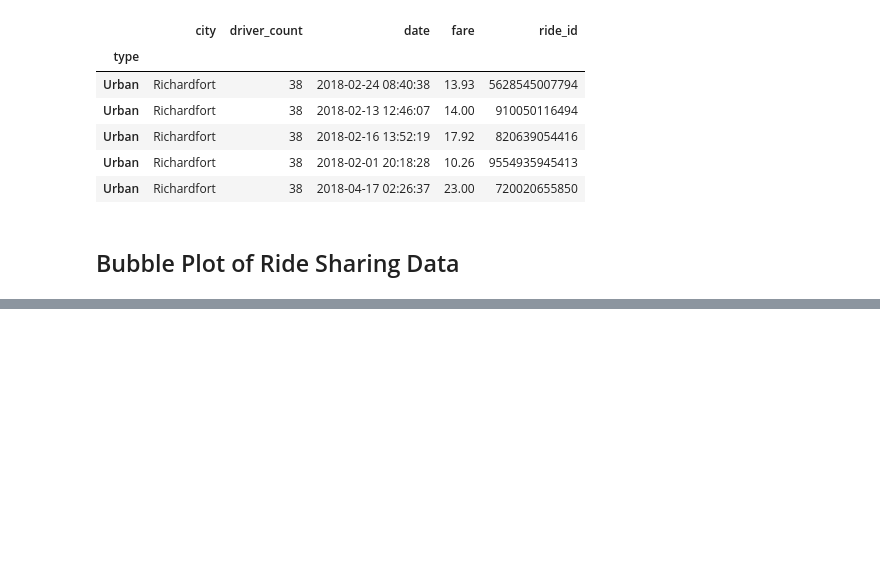
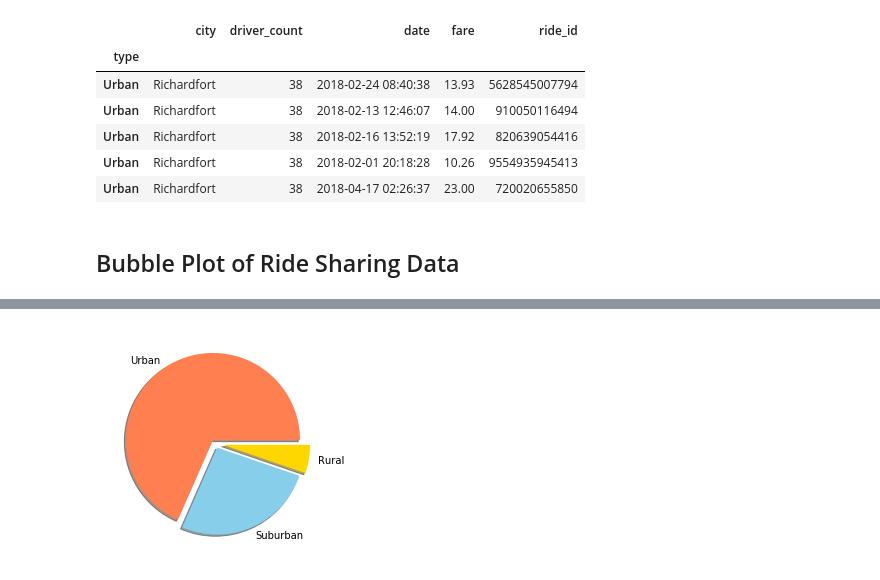
Before and after one commit to loaf96/ClassSubmissions, a Jupyter notebook: Homeworks/MatPlotlib/pyber_starter-Copy1.ipynb, the cells around one changed output, grey strips where cells are left out. Drawn from its saved outputs; the diff is of its cells as text; code cells hidden in the pictures; blank space fills up the shorter version.

```diff
--- a/Homeworks/MatPlotlib/pyber_starter-Copy1.ipynb
+++ b/Homeworks/MatPlotlib/pyber_starter-Copy1.ipynb
@@ -82,0 +98,13 @@ all_dat
+# %%
+# finds the total number of rides
+ride_tot = urb_data['city'].count() + sub_data['city'].count() + rur_data['city'].count()
+#finds the percentage of rides based on city type
+urb_rp = round((urb_data['city'].count()/ride_tot)*100, 2)
+sub_rp = round((sub_data['city'].count()/ride_tot)*100, 2)
+rur_rp = round((rur_data['city'].count()/ride_tot)*100, 2)
+# creates the pie chart
+piensky = plt.pie([urb_rp, sub_rp, rur_rp], labels=['Urban', 'Suburban', 'Rural'], colors=['coral', 'skyblue', 'gold'],
+                 shadow=0.75, explode=[0.05, 0.05, 0.09])
+plt.show(piensky)
+# %% [output]
+[figure, added]
```
Also changed, not shown: parts of 3 cells of this notebook.
